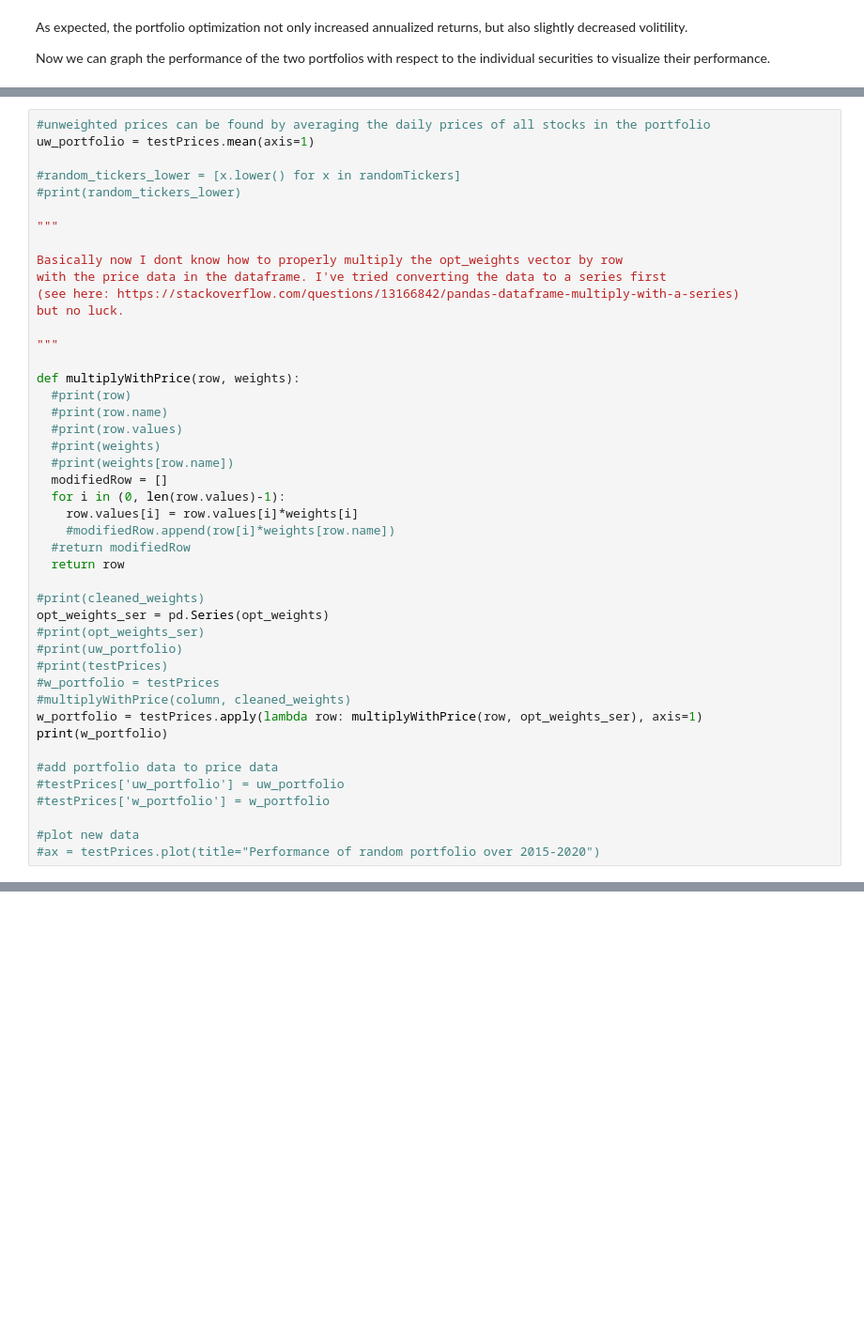
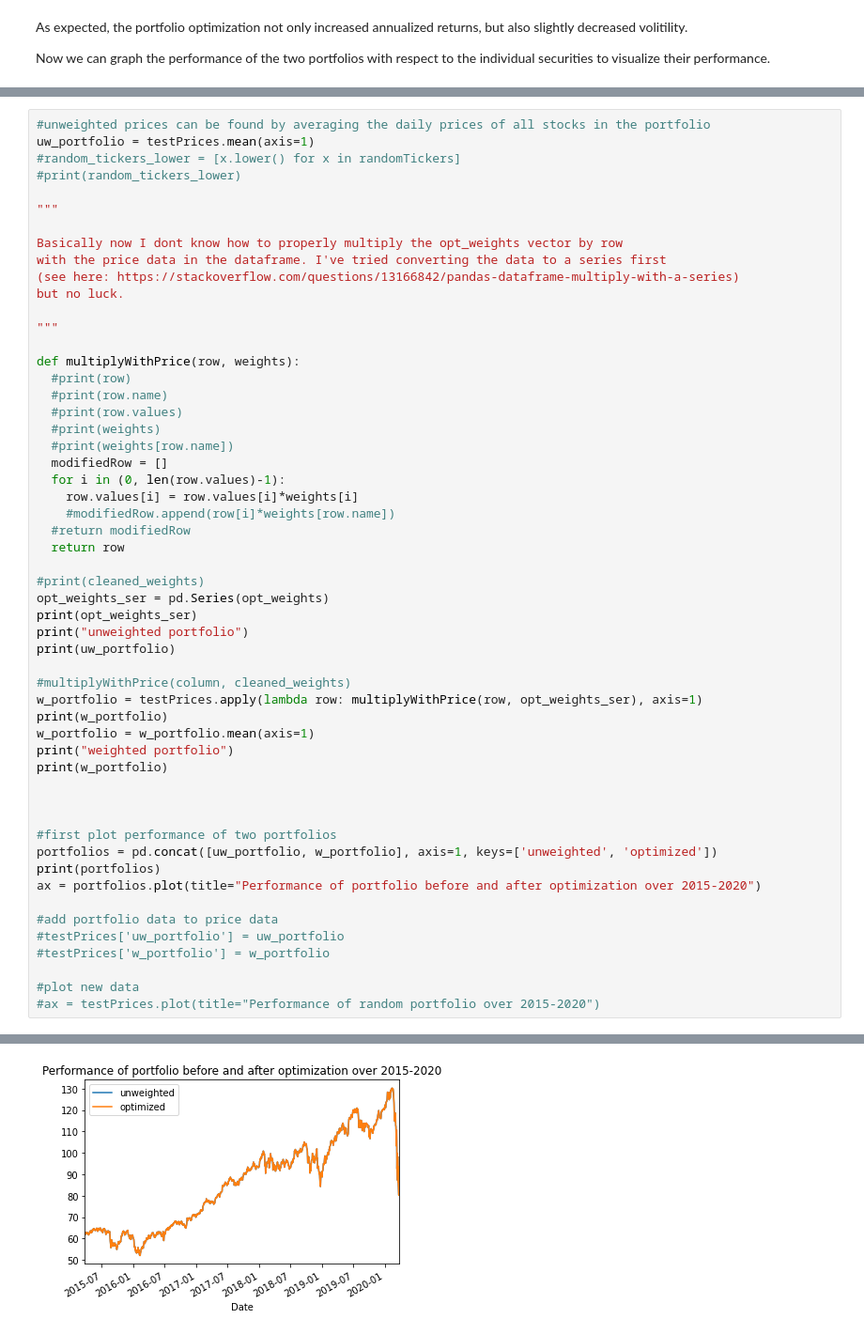
Before and after one commit to CAP4770-group9-project/final-project, a Jupyter notebook: classical_portfolio_optimization.ipynb, the cells around one changed output, grey strips where cells are left out. Shown at 94% size. Drawn from its saved outputs; the diff is of its cells as text; blank space fills up the shorter version.

```diff
--- a/classical_portfolio_optimization.ipynb
+++ b/classical_portfolio_optimization.ipynb
@@ -370,7 +374,6 @@ Now we can graph the performance of the two portfolios with respect to the indiv
 # %%
 #unweighted prices can be found by averaging the daily prices of all stocks in the portfolio
 uw_portfolio = testPrices.mean(axis=1)
-
 #random_tickers_lower = [x.lower() for x in randomTickers]
 #print(random_tickers_lower)
 
@@ -398,13 +401,23 @@ def multiplyWithPrice(row, weights):
 
 #print(cleaned_weights)
 opt_weights_ser = pd.Series(opt_weights)
-#print(opt_weights_ser)
-#print(uw_portfolio)
-#print(testPrices)
-#w_portfolio = testPrices
+print(opt_weights_ser)
+print("unweighted portfolio")
+print(uw_portfolio)
+
 #multiplyWithPrice(column, cleaned_weights)
 w_portfolio = testPrices.apply(lambda row: multiplyWithPrice(row, opt_weights_ser), axis=1)
 print(w_portfolio)
+w_portfolio = w_portfolio.mean(axis=1)
+print("weighted portfolio")
+print(w_portfolio)
+
+
+
+#first plot performance of two portfolios
+portfolios = pd.concat([uw_portfolio, w_portfolio], axis=1, keys=['unweighted', 'optimized'])
+print(portfolios)
+ax = portfolios.plot(title="Performance of portfolio before and after optimization over 2015-2020")
 
 #add portfolio data to price data
 #testPrices['uw_portfolio'] = uw_portfolio
@@ -430,0 +446 @@ Date                                         ...
+[figure, added]
```
Also changed, not shown: parts of 12 cells of this notebook.
